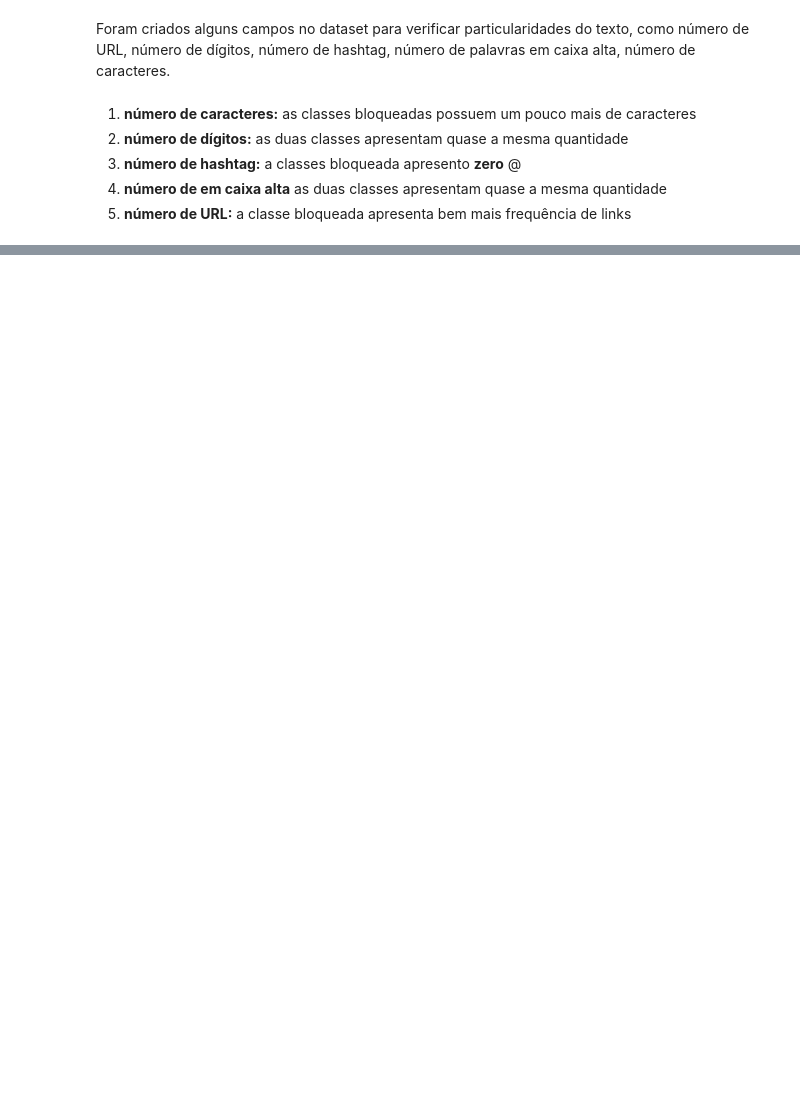
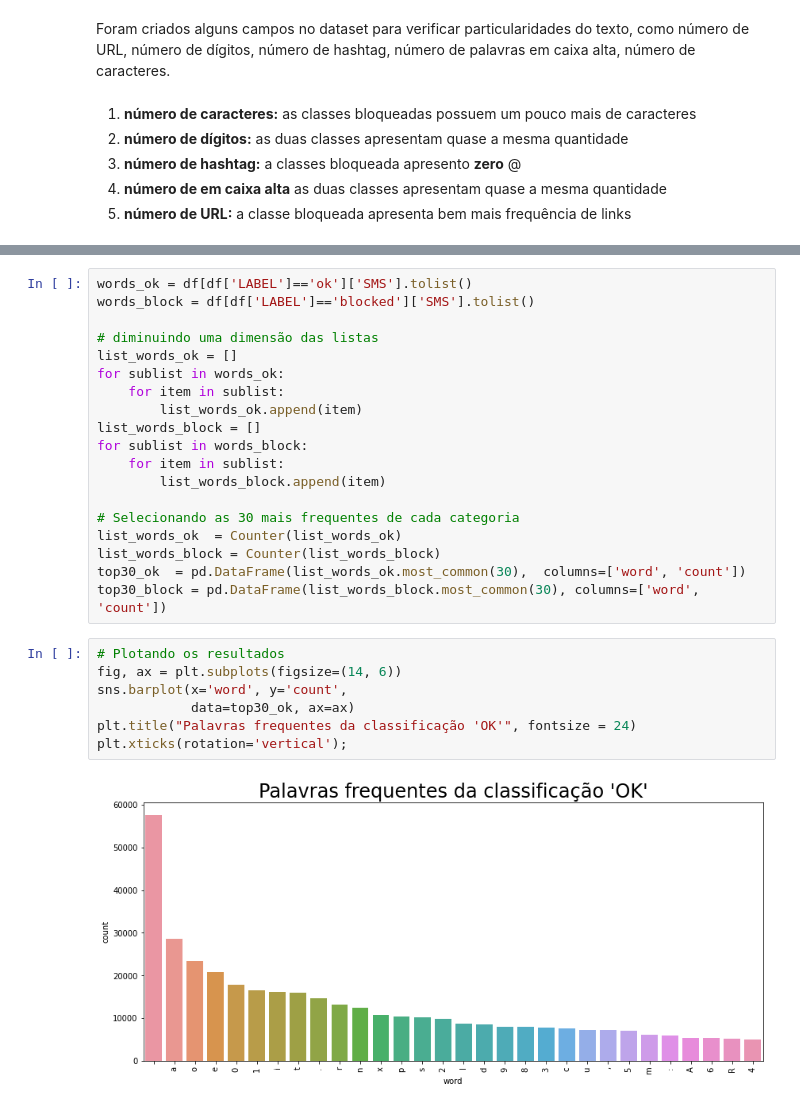
Before and after one commit to wellingtondantas/Projetos, a Jupyter notebook: NLP/main.ipynb, the cells around one changed output, grey strips where cells are left out. Saved outputs shown, nothing was run; the diff lists cells and outputs as text; blank space fills up the shorter version.

```diff
--- a/NLP/main.ipynb
+++ b/NLP/main.ipynb
@@ -427,0 +603,28 @@ Foram criados alguns campos no dataset para verificar particularidades do texto,
+# %%
+words_ok = df[df['LABEL']=='ok']['SMS'].tolist()
+words_block = df[df['LABEL']=='blocked']['SMS'].tolist()
+
+# diminuindo uma dimensão das listas
+list_words_ok = []
+for sublist in words_ok:
+    for item in sublist:
+        list_words_ok.append(item)
+list_words_block = []
+for sublist in words_block:
+    for item in sublist:
+        list_words_block.append(item)
+
+# Selecionando as 30 mais frequentes de cada categoria
+list_words_ok  = Counter(list_words_ok)
+list_words_block = Counter(list_words_block)
+top30_ok  = pd.DataFrame(list_words_ok.most_common(30),  columns=['word', 'count'])
+top30_block = pd.DataFrame(list_words_block.most_common(30), columns=['word', 'count'])
+# %%
+# Plotando os resultados
+fig, ax = plt.subplots(figsize=(14, 6))
+sns.barplot(x='word', y='count',
+            data=top30_ok, ax=ax)
+plt.title("Palavras frequentes da classificação 'OK'", fontsize = 24)
+plt.xticks(rotation='vertical');
+# %% [output]
+[figure, added]
```
Also changed, not shown: parts of 55 cells of this notebook, 1 other file.
